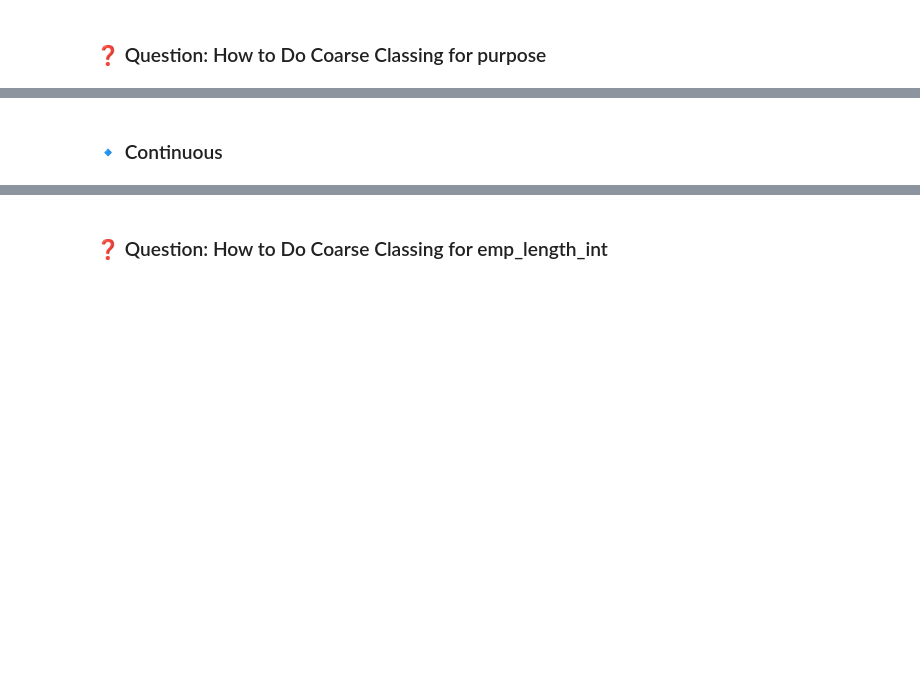
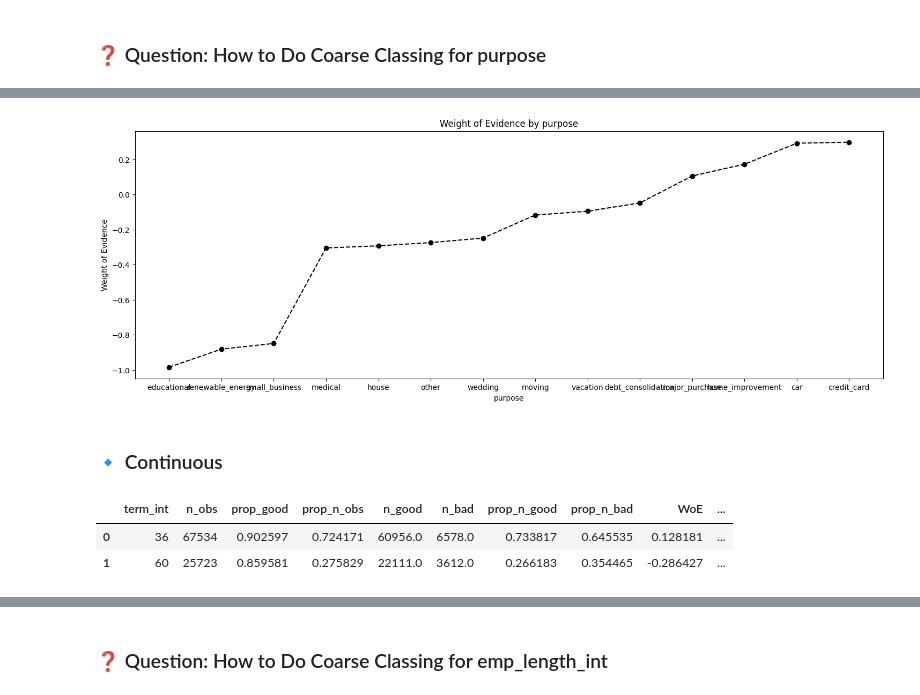
Before and after one commit to JanaAliCS/machine_leanring, a Jupyter notebook: session 4/session4.ipynb, the cells around one changed output, grey strips where cells are left out. Saved outputs shown, nothing was run; the diff lists cells and outputs as text; code cells hidden in the pictures; blank space fills up the shorter version.

```diff
--- a/session 4/session4.ipynb
+++ b/session 4/session4.ipynb
@@ -364,9 +438,14 @@ plot_by_woe(df_temp)
 ### ❓ Question: How to Do Coarse Classing for purpose
 # %%
 df_inputs_prepr['purpose:educ__sm_b__wedd__ren_en__mov__house'] = sum([df_inputs_prepr['purpose:educational'], df_inputs_prepr['purpose:small_business'],
-                                                                 df_inputs_prepr['purpose:wedding'], df_inputs_prepr['purpose:renewable_energy'],
-                                                                 df_inputs_prepr['purpose:moving'], df_inputs_prepr['purpose:house']])
+                                                                  df_inputs_prepr['purpose:renewable_energy'],
+                                                                  df_inputs_prepr['purpose:house']])
 df_inputs_prepr['purpose:oth__med__vacation'] = sum([df_inputs_prepr['purpose:other'], df_inputs_prepr['purpose:medical'],
                                              df_inputs_prepr['purpose:vacation']])
 df_inputs_prepr['purpose:major_purch__car__home_impr'] = sum([df_inputs_prepr['purpose:major_purchase'], df_inputs_prepr['purpose:car'],
                                                         df_inputs_prepr['purpose:home_improvement']])
+# %%
+
+df_temp = woe_discrete(df_inputs_prepr, 'purpose', df_targets_prepr)
+# We calculate weight of evidence.
+df_temp
@@ -373,3 +468,10 @@ df_inputs_prepr['purpose:major_purch__car__home_impr'] = sum([df_inputs_prepr['p
+# %%
+plot_by_woe(df_temp)
+
+#based on the below graph we can see what can be grouped together
+#for example the first three (all negative and similar)
+# %% [output]
+[figure, added]
 # %% [markdown]
 ### 🔹 Continuous
 # %%
@@ -400,6 +502,10 @@ def woe_ordered_continuous(df, discrete_variabe_name, good_bad_variable_df):
 df_temp = woe_ordered_continuous(df_inputs_prepr, 'term_int', df_targets_prepr)
 # We calculate weight of evidence.
 df_temp
+# %% [output]
+|  | term_int | n_obs | prop_good | prop_n_obs | n_good | n_bad | prop_n_good | prop_n_bad | WoE | ... |
+| 0 | 36 | 67534 | 0.902597 | 0.724171 | 60956.0 | 6578.0 | 0.733817 | 0.645535 | 0.128181 | ... |
+| 1 | 60 | 25723 | 0.859581 | 0.275829 | 22111.0 | 3612.0 | 0.266183 | 0.354465 | -0.286427 | ... |
 # %%
 plot_by_woe(df_temp, 90)
 # We plot the weight of evidence values.
```
Also changed, not shown: parts of 24 cells of this notebook.
